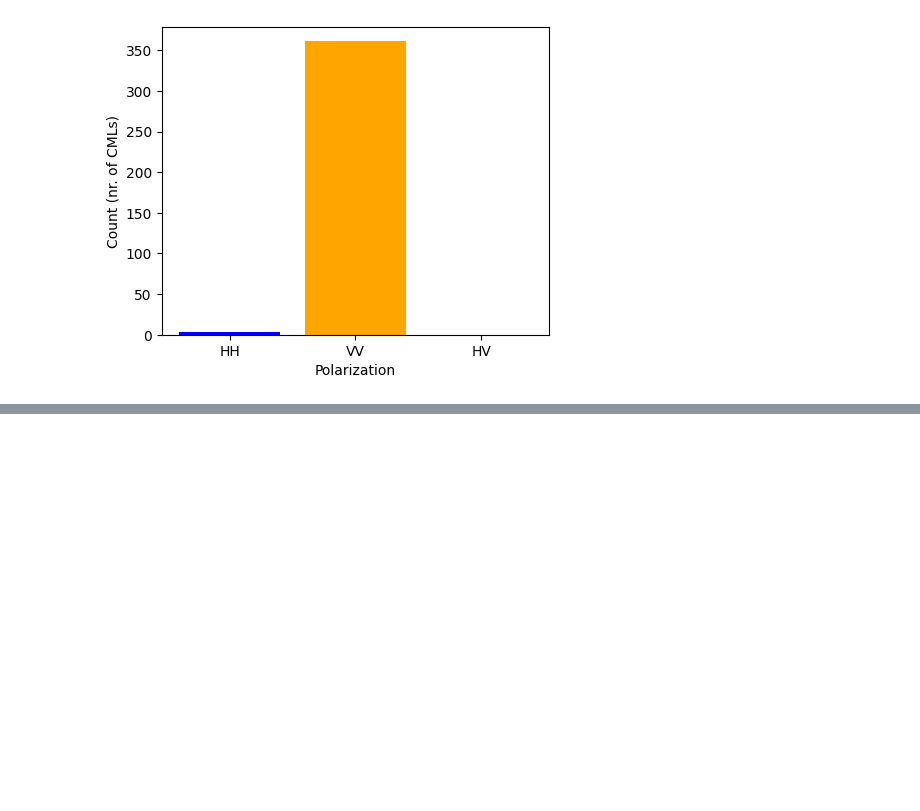
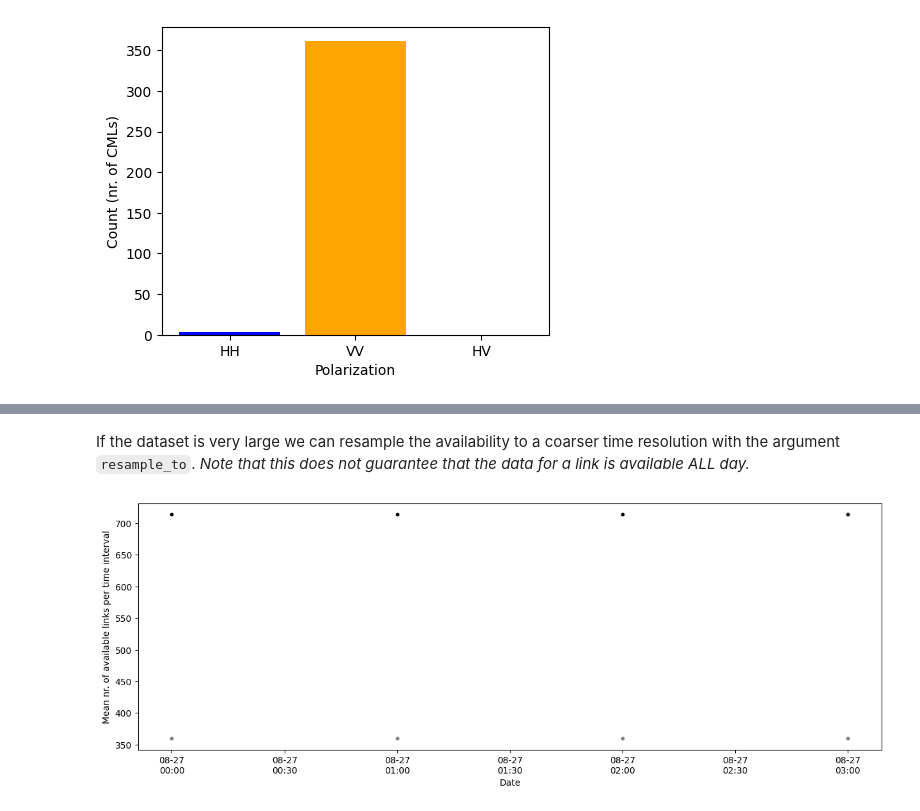
Before and after one commit to OpenSenseAction/poligrain, a Jupyter notebook: docs/notebooks/Visualize_metadata.ipynb, the cells around one changed output, grey strips where cells are left out. Saved outputs shown, nothing was run; the diff lists cells and outputs as text; code cells hidden in the pictures; blank space fills up the shorter version.

````diff
--- a/docs/notebooks/Visualize_metadata.ipynb
+++ b/docs/notebooks/Visualize_metadata.ipynb
@@ -96,0 +163,15 @@ pol_bar = plg.plot_metadata.plot_polarization(
+# %% [markdown]
+If the dataset is very large we can resample the availability to a coarser time resolution with the argument ```resample_to```. *Note that this does not guarantee that the data for a link is available ALL day.*
+# %%
+fig, ax = plt.subplots(figsize=(15, 5))
+
+scatter_sublinks, scatter_cmls = plg.plot_metadata.plot_availability_time_series(
+    ds_cmls, variable="rsl", resample_to="h", ax=ax
+)
+# finetuning the plotting result
+ax.xaxis.set_major_formatter(mdates.DateFormatter("%m-%d\n%H:%M"))
+
+# In this case the resulting plot won't look very nice
+# because the example data set only has a few hours of data available.
+# %% [output]
+[figure, added]
````
Also changed, not shown: parts of 18 cells of this notebook, 4 other files.
